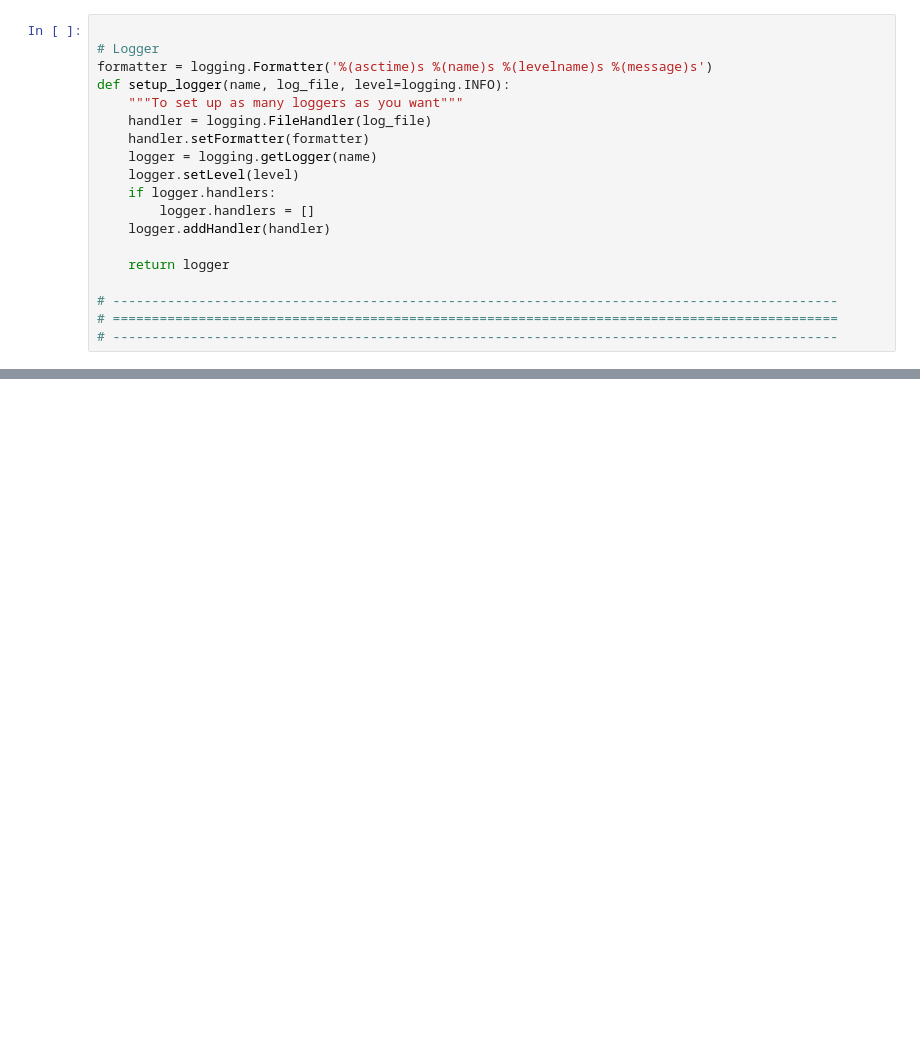
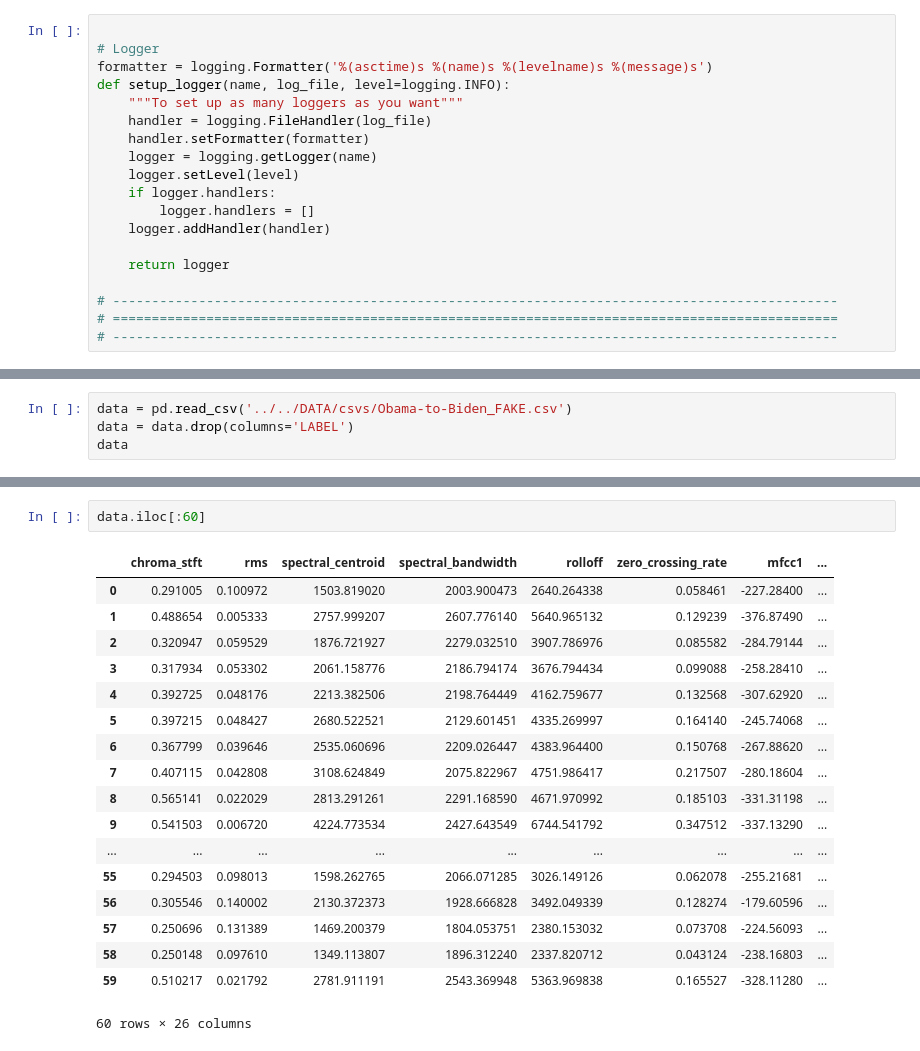
Before and after one commit to Aaditya-Vitankar/fake_voice_detection, a Jupyter notebook: Resources/Dev/test12-12-23.ipynb, the cells around one changed output, grey strips where cells are left out. Cells and saved outputs as stored; diff of their text form; blank space fills up the shorter version.

```diff
--- a/Resources/Dev/test12-12-23.ipynb
+++ b/Resources/Dev/test12-12-23.ipynb
@@ -260,0 +266,4 @@ def setup_logger(name, log_file, level=logging.INFO):
+# %%
+data = pd.read_csv('../../DATA/csvs/Obama-to-Biden_FAKE.csv')
+data = data.drop(columns='LABEL')
+data
@@ -260,0 +316,21 @@ def setup_logger(name, log_file, level=logging.INFO):
+# %%
+data.iloc[:60]
+# %% [output]
+|  | chroma_stft | rms | spectral_centroid | spectral_bandwidth | rolloff | zero_crossing_rate | mfcc1 | ... |
+| 0 | 0.291005 | 0.100972 | 1503.819020 | 2003.900473 | 2640.264338 | 0.058461 | -227.28400 | ... |
+| 1 | 0.488654 | 0.005333 | 2757.999207 | 2607.776140 | 5640.965132 | 0.129239 | -376.87490 | ... |
+| 2 | 0.320947 | 0.059529 | 1876.721927 | 2279.032510 | 3907.786976 | 0.085582 | -284.79144 | ... |
+| 3 | 0.317934 | 0.053302 | 2061.158776 | 2186.794174 | 3676.794434 | 0.099088 | -258.28410 | ... |
+| 4 | 0.392725 | 0.048176 | 2213.382506 | 2198.764449 | 4162.759677 | 0.132568 | -307.62920 | ... |
+| 5 | 0.397215 | 0.048427 | 2680.522521 | 2129.601451 | 4335.269997 | 0.164140 | -245.74068 | ... |
+| 6 | 0.367799 | 0.039646 | 2535.060696 | 2209.026447 | 4383.964400 | 0.150768 | -267.88620 | ... |
+| 7 | 0.407115 | 0.042808 | 3108.624849 | 2075.822967 | 4751.986417 | 0.217507 | -280.18604 | ... |
+| 8 | 0.565141 | 0.022029 | 2813.291261 | 2291.168590 | 4671.970992 | 0.185103 | -331.31198 | ... |
+| 9 | 0.541503 | 0.006720 | 4224.773534 | 2427.643549 | 6744.541792 | 0.347512 | -337.13290 | ... |
+| ... | ... | ... | ... | ... | ... | ... | ... | ... |
+| 55 | 0.294503 | 0.098013 | 1598.262765 | 2066.071285 | 3026.149126 | 0.062078 | -255.21681 | ... |
+| 56 | 0.305546 | 0.140002 | 2130.372373 | 1928.666828 | 3492.049339 | 0.128274 | -179.60596 | ... |
+| 57 | 0.250696 | 0.131389 | 1469.200379 | 1804.053751 | 2380.153032 | 0.073708 | -224.56093 | ... |
+| 58 | 0.250148 | 0.097610 | 1349.113807 | 1896.312240 | 2337.820712 | 0.043124 | -238.16803 | ... |
+| 59 | 0.510217 | 0.021792 | 2781.911191 | 2543.369948 | 5363.969838 | 0.165527 | -328.11280 | ... |
+60 rows × 26 columns
```
Also changed, not shown: parts of 7 cells of this notebook.
